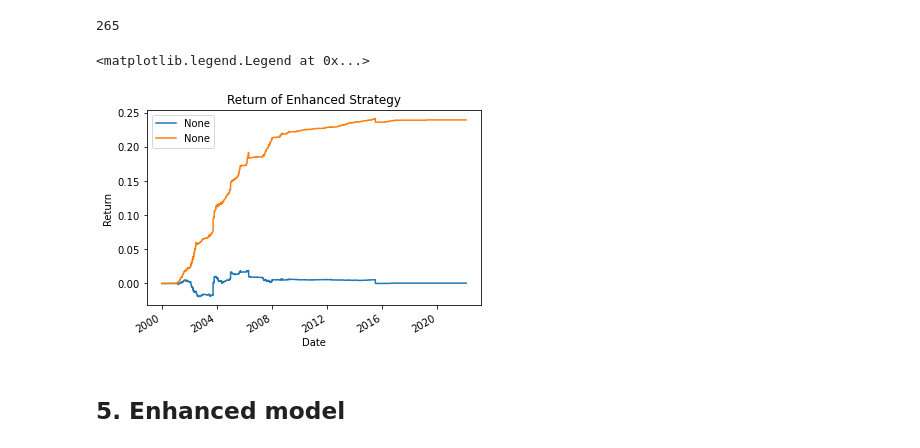
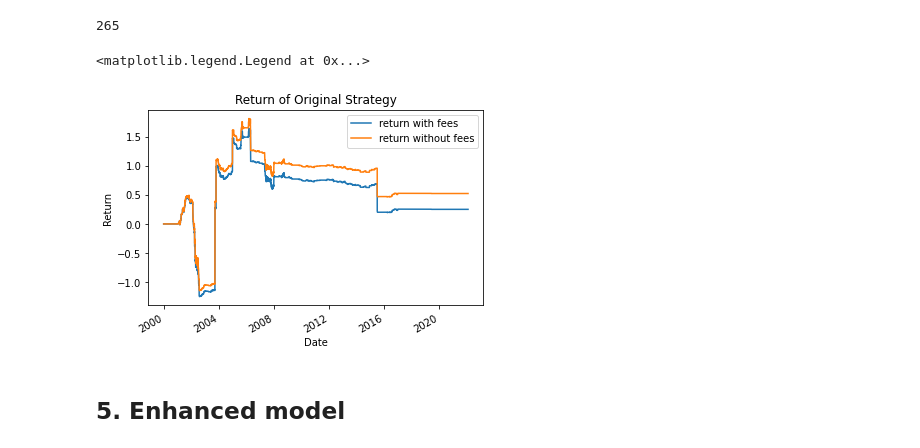
Before and after one commit to ckykevin/Enhanced_pair_trading, a Jupyter notebook: project_cky.ipynb, the cells around one changed output. Cells and saved outputs as stored; diff of their text form; code cells hidden in the pictures.

```diff
--- a/project_cky.ipynb
+++ b/project_cky.ipynb
@@ -481,7 +481,7 @@ ff = ff.loc["200001":]
 factor = pd.DataFrame(index=ff.columns)
 # %%
 # 跑得了循环就跑，跑不了就直接读文件
-good_computer = True
+good_computer = False
 if good_computer:
     for i in df.columns:
         Y = df[i]
@@ -657,4 +655,8 @@ capital0 = 1000000
 # %%
+capital0 = 100
+price['date'] = price.index
+original_order = pd.DataFrame(0.0, index = price.index, columns = price.columns)
+
 for start_date_num in range(len(date_list)-15):
     train_start_date = date_list.values[start_date_num]
     train_end_date = date_list.values[start_date_num + 12]
@@ -707,13 +709,13 @@ for start_date_num in range(len(date_list)-15):
                 position_open = True
                 stock_high_price = price.loc[current_date][stock_high]
                 stock_low_price = price.loc[current_date][stock_low]
-                shares = round(capital0/(stock_high_price + stock_low_price)/100)
+                shares = round(capital0/(stock_high_price + stock_low_price))
                 if spread-mean > 2*stdev:
-                    high_position = -shares
-                    low_position = shares
+                    high_position = -1
+                    low_position = 1
                 else:
-                    high_position = shares
-                    low_position = -shares
+                    high_position = 1
+                    low_position = -1
                 original_order.loc[current_date][stock_high] += high_position
                 original_order.loc[current_date][stock_low] += low_position
                 position_last = 1
@@ -727,23 +729,25 @@ price = price.drop(columns='date')
 # %%
 general_fee = 0.0029    # fees for exchange
 routing_fee = 0.0030    # fees for trading
-margin_rate = 0.0258    # fees for shorting stocks
+margin_rate = 0.0005    # fees for shorting stocks
 original_holdings = (original_order*price).sum(axis=1)
 margin_fee = (original_order[original_order<0] * price).sum(axis = 1) * margin_rate
 original_cash_without_fee = capital0 - (original_order.diff()*price).sum(axis=1).cumsum()
-original_cash_with_fee = capital0 - margin_fee.cumsum() - (original_order.diff()*(price+(general_fee+routing_fee))).sum(axis=1).cumsum()
+original_cash_with_fee = capital0 - (original_order.diff()*(general_fee+routing_fee)).sum(axis=1).cumsum() \
+                                + margin_fee.cumsum() \
+                                - (original_order.diff()*price).sum(axis=1).cumsum()
 original_returns_without_fee = ((original_cash_without_fee+original_holdings).pct_change()+1).cumprod()-1
 original_returns_with_fee = ((original_cash_with_fee+original_holdings).pct_change()+1).cumprod()-1
 # %%
-returns_with_fee.plot(label = 'return with fees')
-returns_without_fee.plot(label = 'return without fees')
-plt.title('Return of Enhanced Strategy')
+original_returns_with_fee.plot(label = 'return with fees')
+original_returns_without_fee.plot(label = 'return without fees')
+plt.title('Return of Original Strategy')
 plt.ylabel('Return')
 plt.xlabel('Date')
 plt.legend()
 # %% [output]
 <matplotlib.legend.Legend at 0x...>
-[figure, old version]
+[figure, new version]
 # %% [markdown]
 ## 5. Enhanced model
 # %%
```
Also changed, not shown: parts of 16 cells of this notebook.
